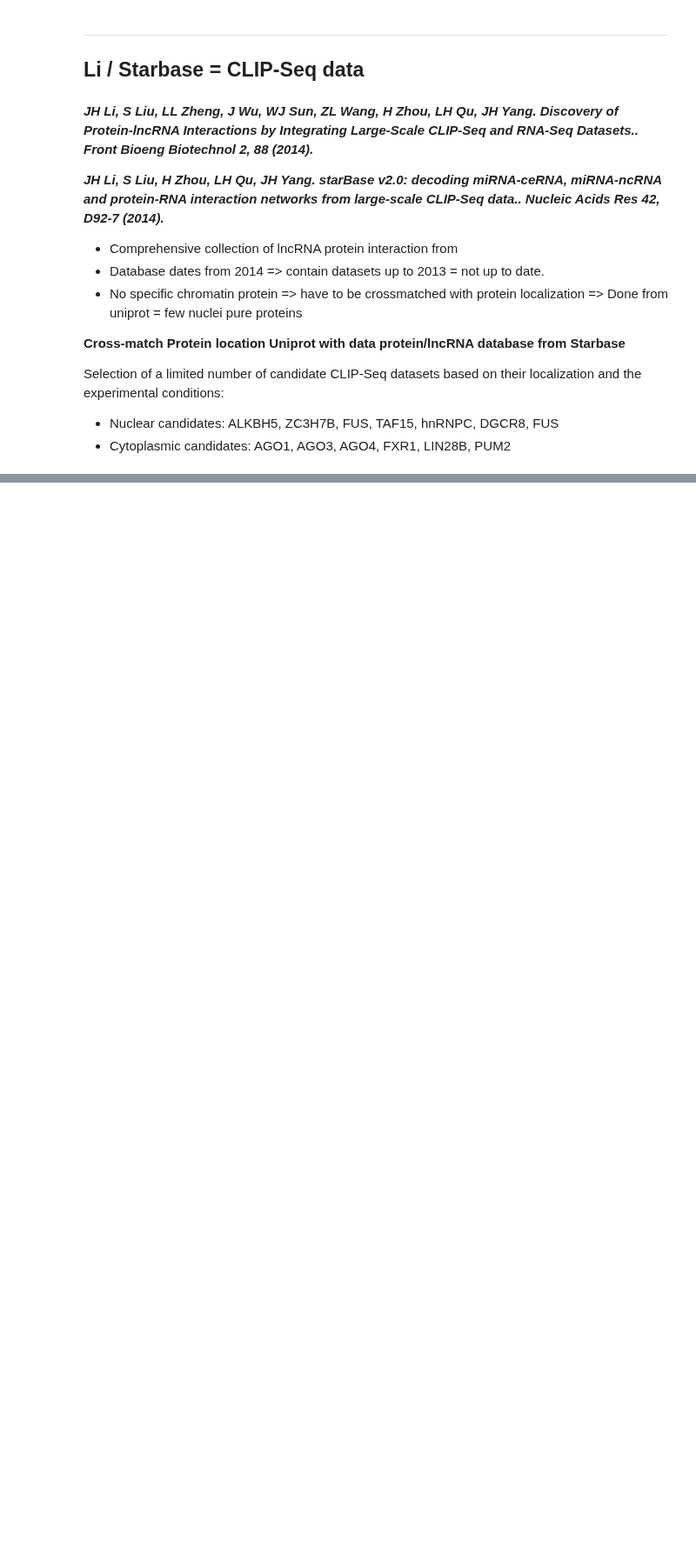
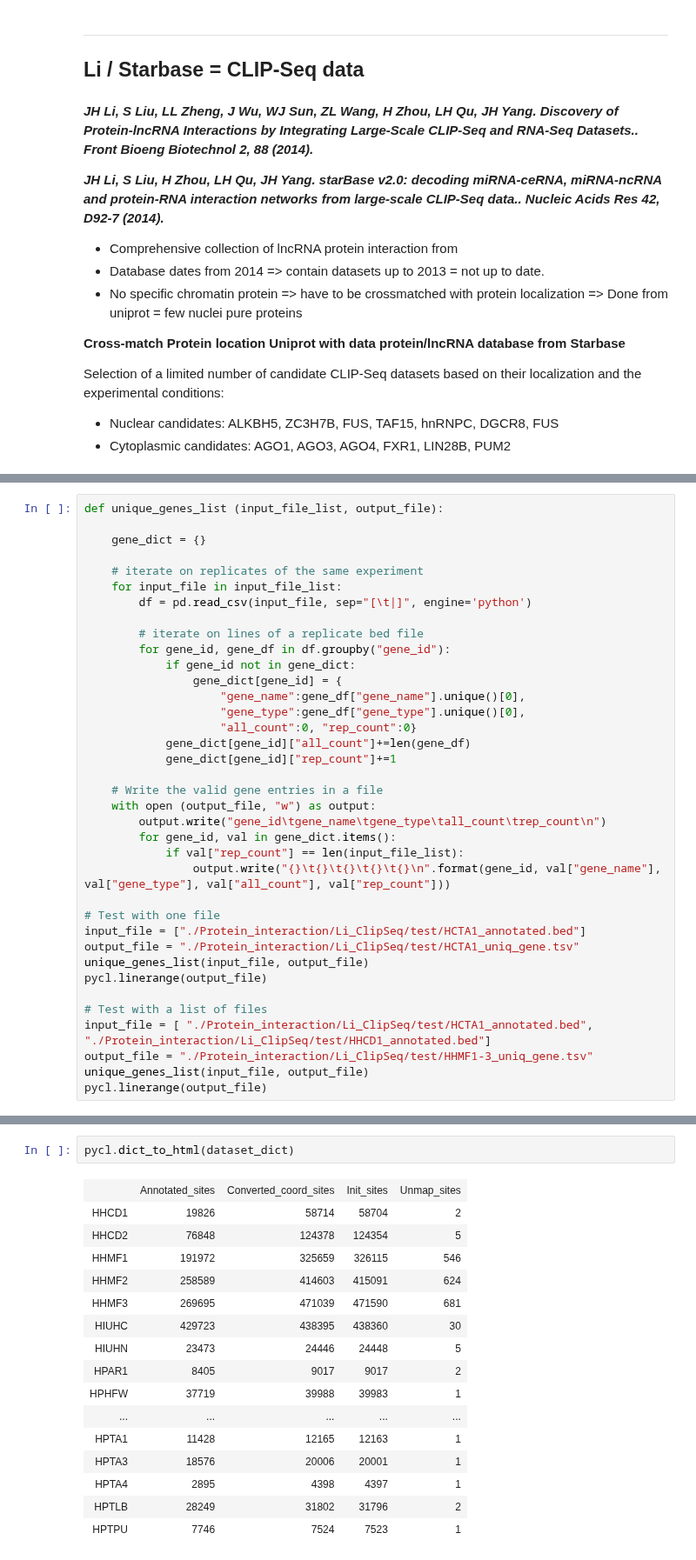
Before and after one commit to a-slide/iPython-Notebook, a Jupyter notebook: Notebooks/2016_XX_XX_Epi2_pilot_datasets_analysis_protein_interaction.ipynb, the cells around one changed output, grey strips where cells are left out. Shown at 87% size. Cells and saved outputs as stored; diff of their text form; blank space fills up the shorter version.

```diff
--- a/Notebooks/2016_XX_XX_Epi2_pilot_datasets_analysis_protein_interaction.ipynb
+++ b/Notebooks/2016_XX_XX_Epi2_pilot_datasets_analysis_protein_interaction.ipynb
@@ -70,0 +193,37 @@ Selection of a limited number of candidate CLIP-Seq datasets based on their loca
+# %%
+def unique_genes_list (input_file_list, output_file):
+
+    gene_dict = {}
+
+    # iterate on replicates of the same experiment
+    for input_file in input_file_list:
+        df = pd.read_csv(input_file, sep="[\t|]", engine='python')
+
+        # iterate on lines of a replicate bed file
+        for gene_id, gene_df in df.groupby("gene_id"):
+            if gene_id not in gene_dict:
+                gene_dict[gene_id] = {
+                    "gene_name":gene_df["gene_name"].unique()[0],
+                    "gene_type":gene_df["gene_type"].unique()[0],
+                    "all_count":0, "rep_count":0}
+            gene_dict[gene_id]["all_count"]+=len(gene_df)
+            gene_dict[gene_id]["rep_count"]+=1
+
+    # Write the valid gene entries in a file
+    with open (output_file, "w") as output:
+        output.write("gene_id\tgene_name\tgene_type\tall_count\trep_count\n")
+        for gene_id, val in gene_dict.items():
+            if val["rep_count"] == len(input_file_list):
+                output.write("{}\t{}\t{}\t{}\t{}\n".format(gene_id, val["gene_name"], val["gene_type"], val["all_count"], val["rep_count"]))
+
+# Test with one file
+input_file = ["./Protein_interaction/Li_ClipSeq/test/HCTA1_annotated.bed"]
+output_file = "./Protein_interaction/Li_ClipSeq/test/HCTA1_uniq_gene.tsv"
+unique_genes_list(input_file, output_file)
+pycl.linerange(output_file)
+
+# Test with a list of files
+input_file = [ "./Protein_interaction/Li_ClipSeq/test/HCTA1_annotated.bed", "./Protein_interaction/Li_ClipSeq/test/HHCD1_annotated.bed"]
+output_file = "./Protein_interaction/Li_ClipSeq/test/HHMF1-3_uniq_gene.tsv"
+unique_genes_list(input_file, output_file)
+pycl.linerange(output_file)
@@ -70,0 +319,19 @@ Selection of a limited number of candidate CLIP-Seq datasets based on their loca
+# %%
+pycl.dict_to_html(dataset_dict)
+# %% [output]
+|  | Annotated_sites | Converted_coord_sites | Init_sites | Unmap_sites |
+| HHCD1 | 19826 | 58714 | 58704 | 2 |
+| HHCD2 | 76848 | 124378 | 124354 | 5 |
+| HHMF1 | 191972 | 325659 | 326115 | 546 |
+| HHMF2 | 258589 | 414603 | 415091 | 624 |
+| HHMF3 | 269695 | 471039 | 471590 | 681 |
+| HIUHC | 429723 | 438395 | 438360 | 30 |
+| HIUHN | 23473 | 24446 | 24448 | 5 |
+| HPAR1 | 8405 | 9017 | 9017 | 2 |
+| HPHFW | 37719 | 39988 | 39983 | 1 |
+| ... | ... | ... | ... | ... |
+| HPTA1 | 11428 | 12165 | 12163 | 1 |
+| HPTA3 | 18576 | 20006 | 20001 | 1 |
+| HPTA4 | 2895 | 4398 | 4397 | 1 |
+| HPTLB | 28249 | 31802 | 31796 | 2 |
+| HPTPU | 7746 | 7524 | 7523 | 1 |
```
Also changed, not shown: parts of 20 cells of this notebook, 2 other files.
